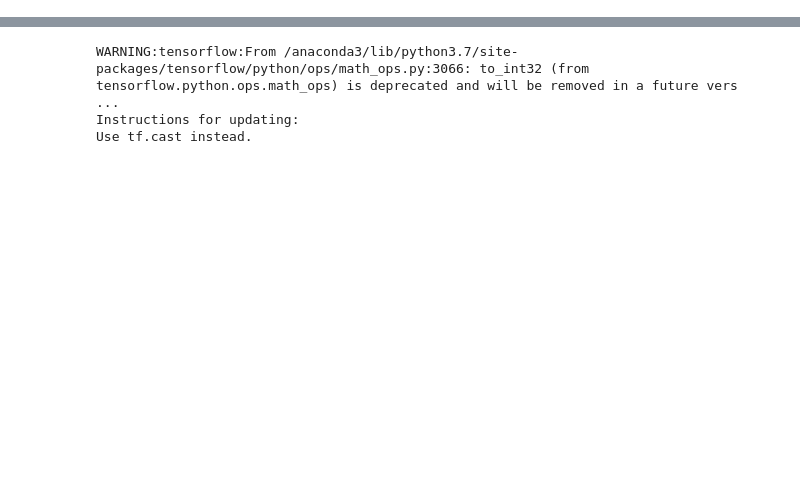
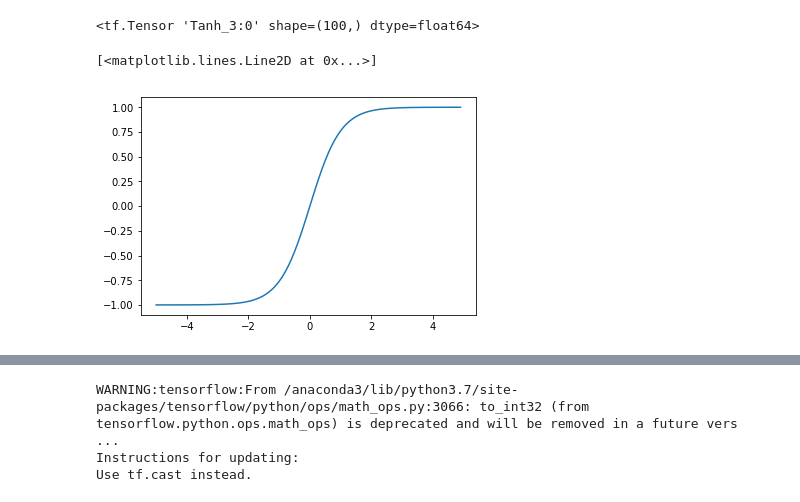
Before and after one commit to ellisbrown/BNN-Uncertainty, a Jupyter notebook: Untitled.ipynb, the cells around one changed output, grey strips where cells are left out. Saved outputs shown, nothing was run; the diff lists cells and outputs as text; code cells hidden in the pictures; blank space fills up the shorter version.

```diff
--- a/Untitled.ipynb
+++ b/Untitled.ipynb
@@ -49,0 +90,17 @@ Colocations handled automatically by placer.
+# %%
+sess = tf.Session()
+# %%
+# x = tf.constant([-5, -2.5, -1, -.5, 0, .50, 1, 2.5, 5])
+x = np.arange(-5, 5, .1)
+a = keras.activations.tanh(x)
+a
+# %% [output]
+<tf.Tensor 'Tanh_3:0' shape=(100,) dtype=float64>
+# %%
+# with sess.as_default():
+    y = a.eval(session=sess)
+#     print(y)
+    plt.plot(x, y)
+# %% [output]
+[<matplotlib.lines.Line2D at 0x...>]
+[figure, added]
```
Also changed, not shown: parts of 14 cells of this notebook, 2 other files.
